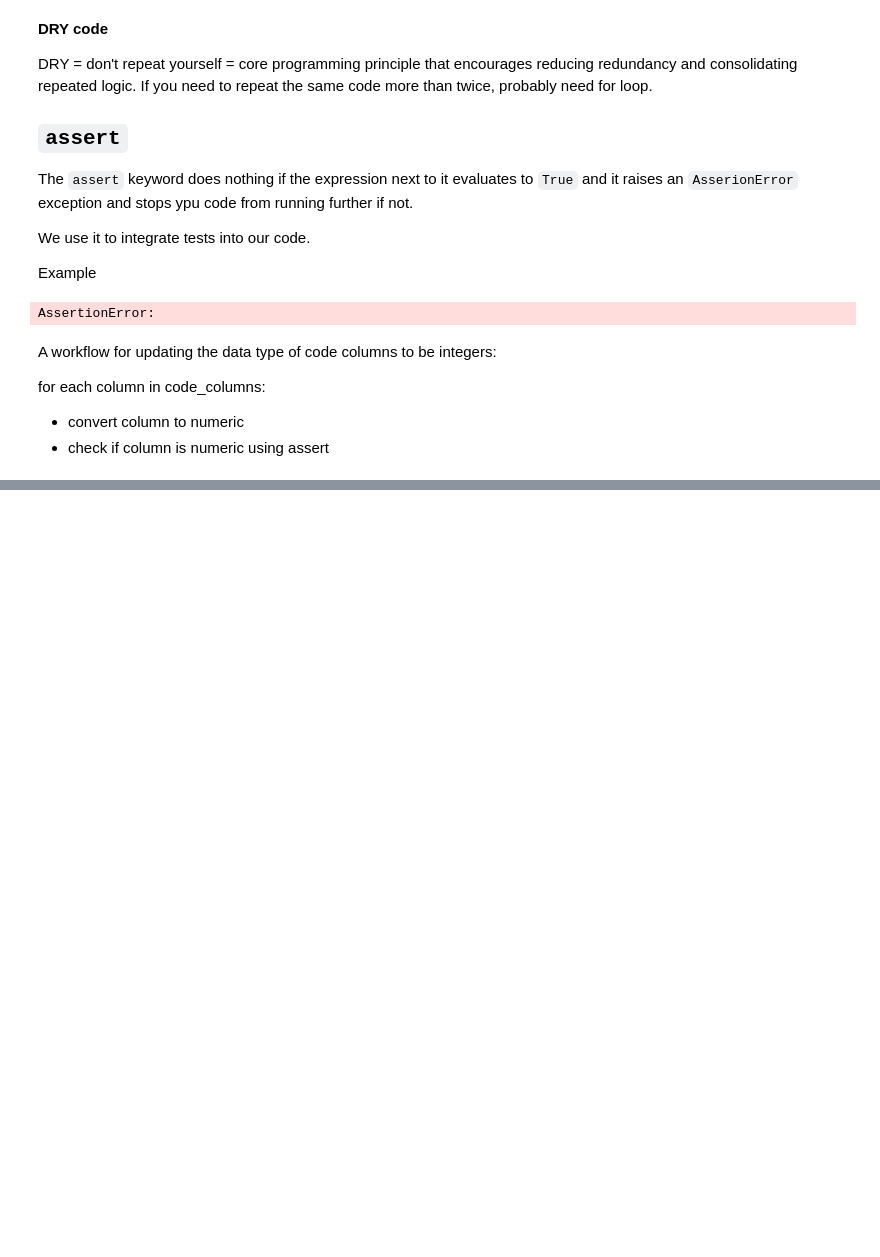
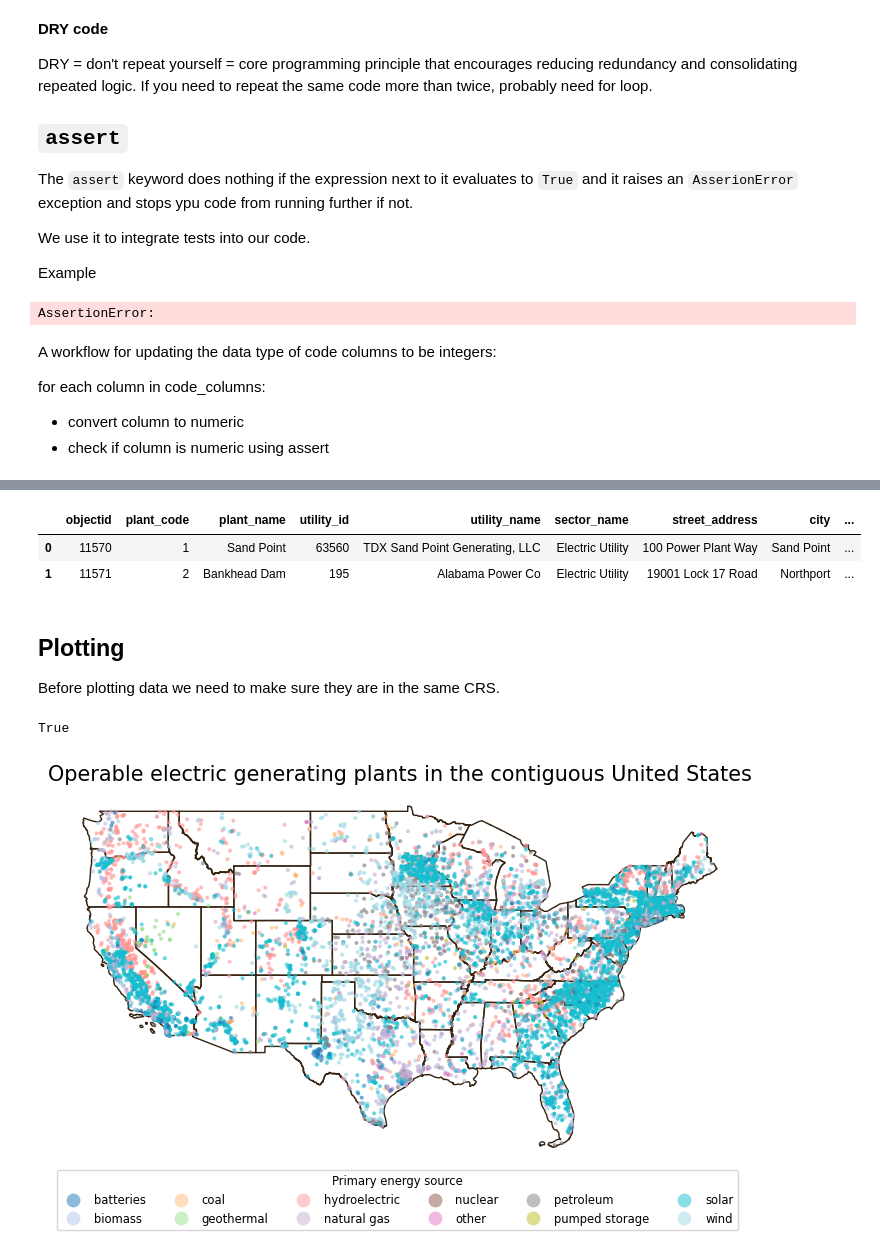
Before and after one commit to avarobillard/eds220-2025-in-class, a Jupyter notebook: week5-code-streamlining.ipynb, the cells around one changed output, grey strips where cells are left out. Drawn from its saved outputs; the diff is of its cells as text; code cells hidden in the pictures; blank space fills up the shorter version.

```diff
--- a/week5-code-streamlining.ipynb
+++ b/week5-code-streamlining.ipynb
@@ -171,0 +210,50 @@ for column in code_cols:
+# %%
+power_plants.head(2)
+# %% [output]
+|  | objectid | plant_code | plant_name | utility_id | utility_name | sector_name | street_address | city | ... |
+| 0 | 11570 | 1 | Sand Point | 63560 | TDX Sand Point Generating, LLC | Electric Utility | 100 Power Plant Way | Sand Point | ... |
+| 1 | 11571 | 2 | Bankhead Dam | 195 | Alabama Power Co | Electric Utility | 19001 Lock 17 Road | Northport | ... |
+# %%
+power_plants = power_plants[~power_plants.state.isin(["Puerto Rico", "Alaska", "Hawaii"])]
+# %% [markdown]
+## Plotting
+
+Before plotting data we need to make sure they are in the same CRS.
+# %%
+contiguous.crs == power_plants.crs
+# %% [output]
+True
+# %%
+fig, ax = plt.subplots(figsize=(9, 5)) # Update figure size
+
+# Remove the axis for a cleaner map
+ax.axis('off')
+
+# Title for the plot
+ax.set_title('Operable electric generating plants in the contiguous United States',
+              fontsize=15)
+
+# Add states
+contiguous.plot(ax=ax,
+               color='none',
+               edgecolor='#362312')
+
+# Add electric power plants colored by energy source
+power_plants.plot(ax=ax,
+                  column='primsource',
+                  legend=True,
+                  markersize=4,
+                  cmap='tab20',
+                  alpha=0.5,
+                  legend_kwds={
+                      'title': 'Primary energy source',
+                      'title_fontsize': 'small',
+                      'fontsize': 'small',
+                      'loc': 'upper left',
+                      'bbox_to_anchor': (0, 0),
+                      'ncol': 6
+                  })
+
+plt.show()
+# %% [output]
+[figure, added]
```
Also changed, not shown: parts of 15 cells of this notebook.
